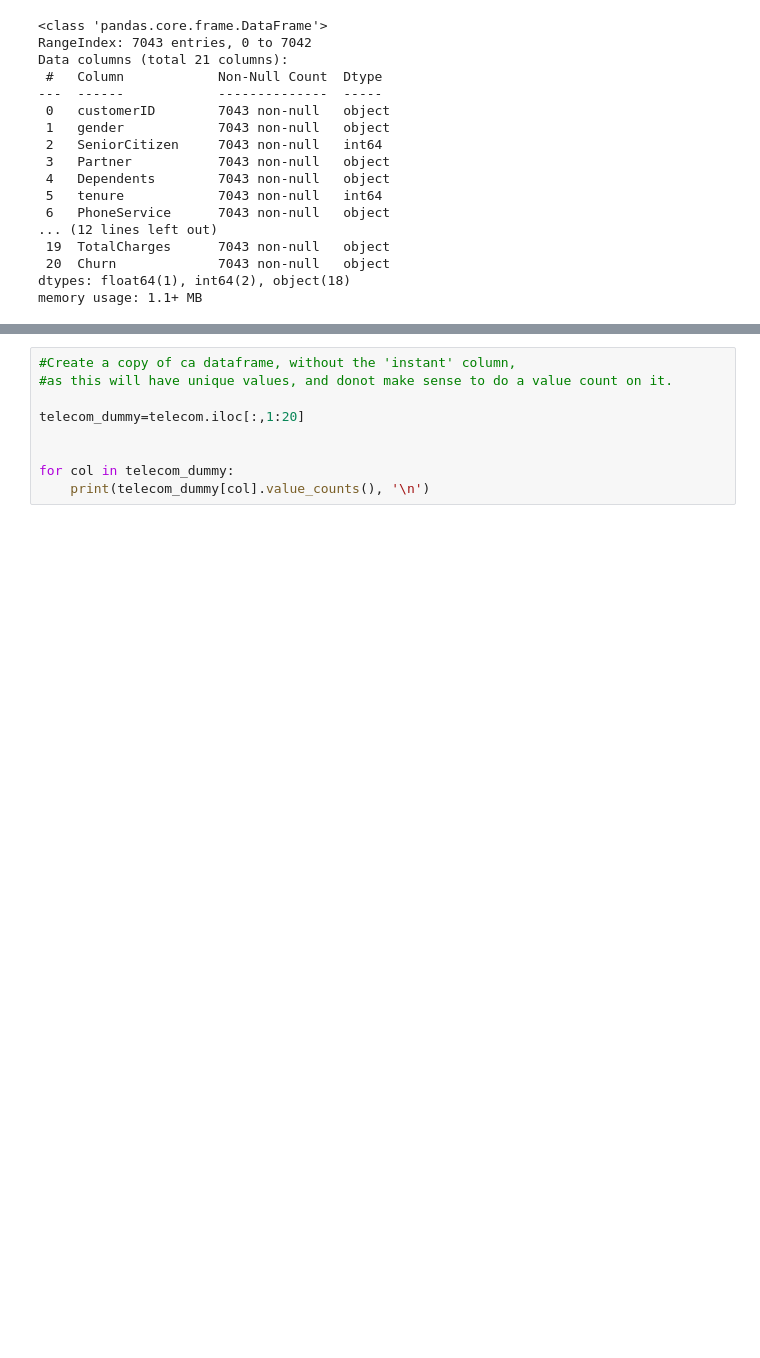
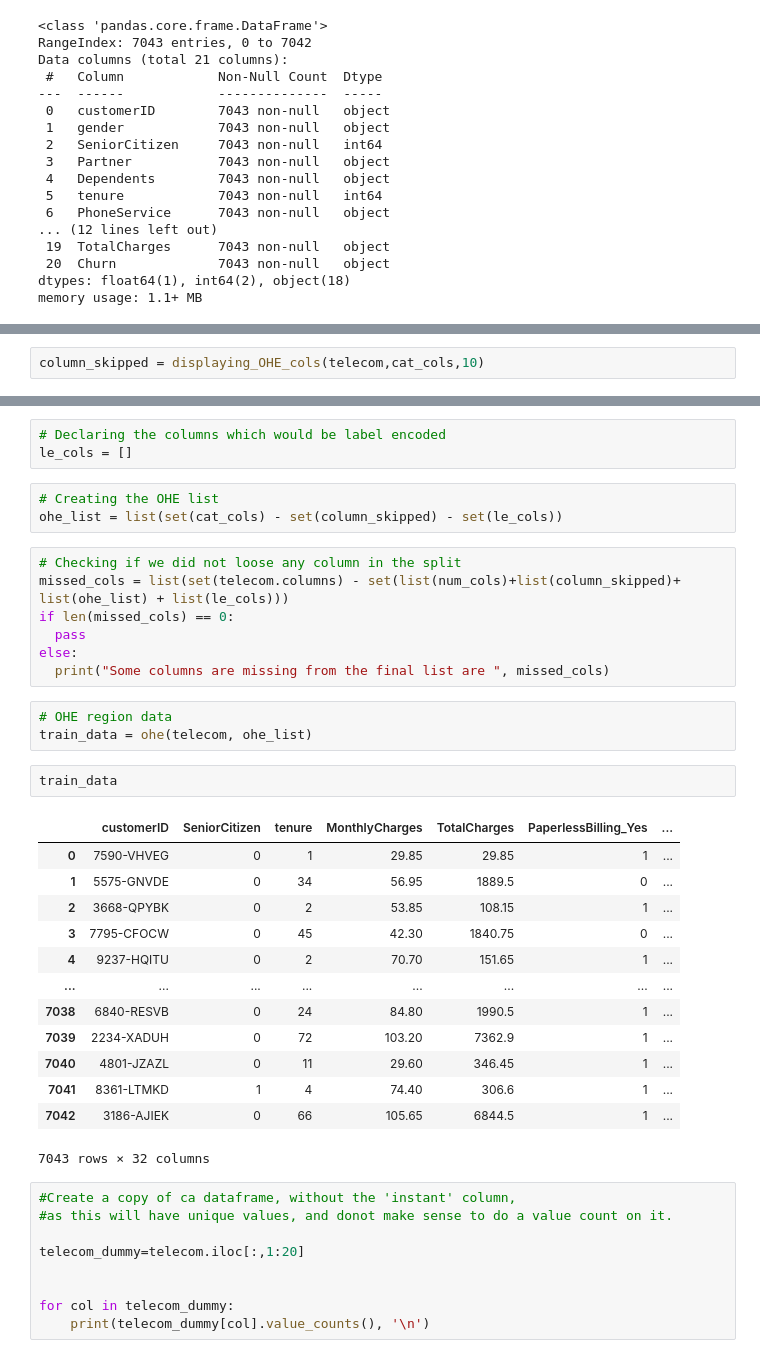
Before and after one commit to ml-nest/passion_projects, a Jupyter notebook: Customer-Churn-Telecom/final.ipynb, the cells around one changed output, grey strips where cells are left out. Cells and saved outputs as stored; diff of their text form; blank space fills up the shorter version.

```diff
--- a/Customer-Churn-Telecom/final.ipynb
+++ b/Customer-Churn-Telecom/final.ipynb
@@ -77,0 +108,2 @@ cat_cols = list(set(cols) - set(num_cols))
+# %%
+column_skipped = displaying_OHE_cols(telecom,cat_cols,10)
@@ -78,3 +145,35 @@ cat_cols = list(set(cols) - set(num_cols))
+# %%
+# Declaring the columns which would be label encoded
+le_cols = []
+# %%
+# Creating the OHE list
+ohe_list = list(set(cat_cols) - set(column_skipped) - set(le_cols))
+# %%
+# Checking if we did not loose any column in the split
+missed_cols = list(set(telecom.columns) - set(list(num_cols)+list(column_skipped)+ list(ohe_list) + list(le_cols)))
+if len(missed_cols) == 0:
+  pass
+else:
+  print("Some columns are missing from the final list are ", missed_cols)
+# %%
+# OHE region data
+train_data = ohe(telecom, ohe_list)
+# %%
+train_data
+# %% [output]
+|  | customerID | SeniorCitizen | tenure | MonthlyCharges | TotalCharges | PaperlessBilling_Yes | ... |
+| 0 | 7590-VHVEG | 0 | 1 | 29.85 | 29.85 | 1 | ... |
+| 1 | 5575-GNVDE | 0 | 34 | 56.95 | 1889.5 | 0 | ... |
+| 2 | 3668-QPYBK | 0 | 2 | 53.85 | 108.15 | 1 | ... |
+| 3 | 7795-CFOCW | 0 | 45 | 42.30 | 1840.75 | 0 | ... |
+| 4 | 9237-HQITU | 0 | 2 | 70.70 | 151.65 | 1 | ... |
+| ... | ... | ... | ... | ... | ... | ... | ... |
+| 7038 | 6840-RESVB | 0 | 24 | 84.80 | 1990.5 | 1 | ... |
+| 7039 | 2234-XADUH | 0 | 72 | 103.20 | 7362.9 | 1 | ... |
+| 7040 | 4801-JZAZL | 0 | 11 | 29.60 | 346.45 | 1 | ... |
+| 7041 | 8361-LTMKD | 1 | 4 | 74.40 | 306.6 | 1 | ... |
+| 7042 | 3186-AJIEK | 0 | 66 | 105.65 | 6844.5 | 1 | ... |
+7043 rows × 32 columns
 # %%
 #Create a copy of ca dataframe, without the 'instant' column,
 #as this will have unique values, and donot make sense to do a value count on it.
```
Also changed, not shown: parts of 9 cells of this notebook.
